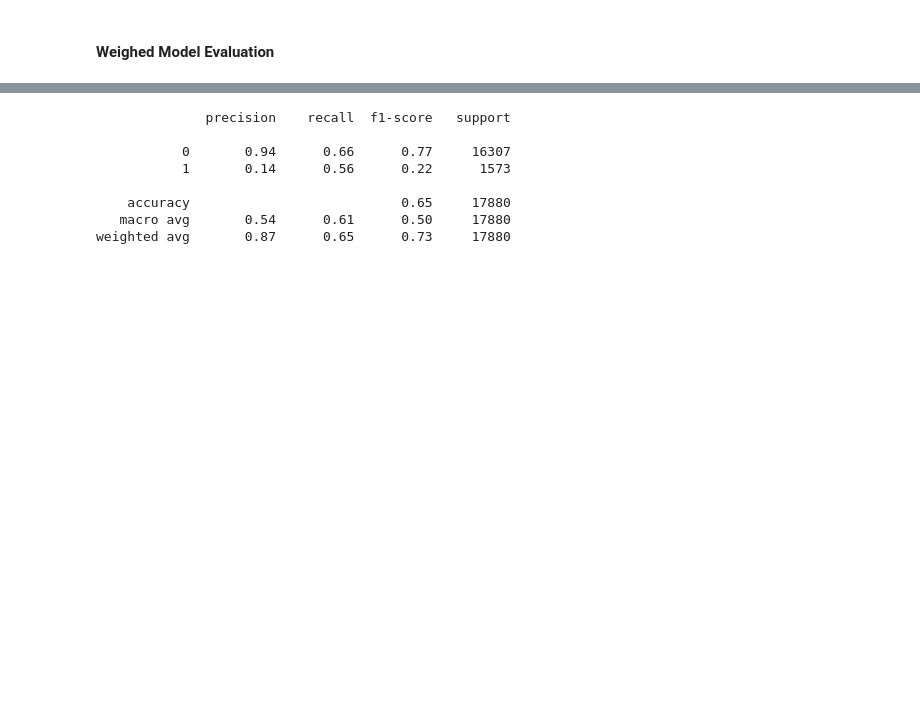
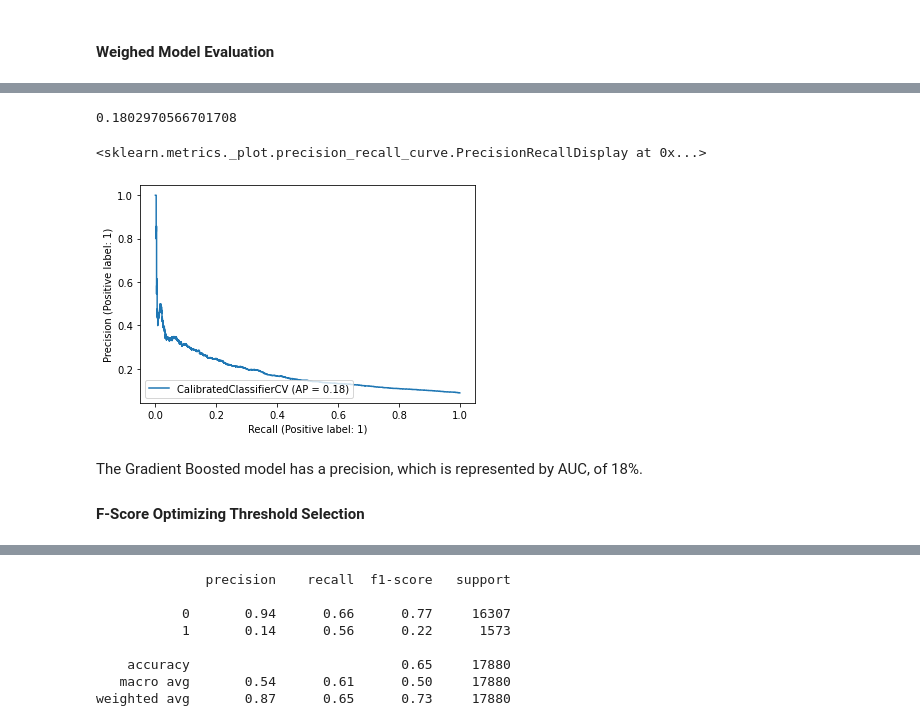
Before and after one commit to F4LLC0N3R/ML-Group-2---Diabetes, a Jupyter notebook: GradientBoosting.ipynb, the cells around one changed output, grey strips where cells are left out. Cells and saved outputs as stored; diff of their text form; code cells hidden in the pictures; blank space fills up the shorter version.

```diff
--- a/GradientBoosting.ipynb
+++ b/GradientBoosting.ipynb
@@ -372,0 +404,14 @@ weighted avg       0.87      0.63      0.71     17880
+# %%
+y_prob_1 = clf_calibrated.predict_proba(X_test)[:,1]
+average_precision_score(y_test, y_prob_1)
+# %% [output]
+0.1802970566701708
+# %%
+PrecisionRecallDisplay.from_estimator(clf_calibrated, X_test, y_test)
+# %% [output]
+<sklearn.metrics._plot.precision_recall_curve.PrecisionRecallDisplay at 0x...>
+[figure, added]
+# %% [markdown]
+The Gradient Boosted model has a precision, which is represented by AUC, of 18%.
+
+#### F-Score Optimizing Threshold Selection
```
Also changed, not shown: parts of 43 cells of this notebook.
